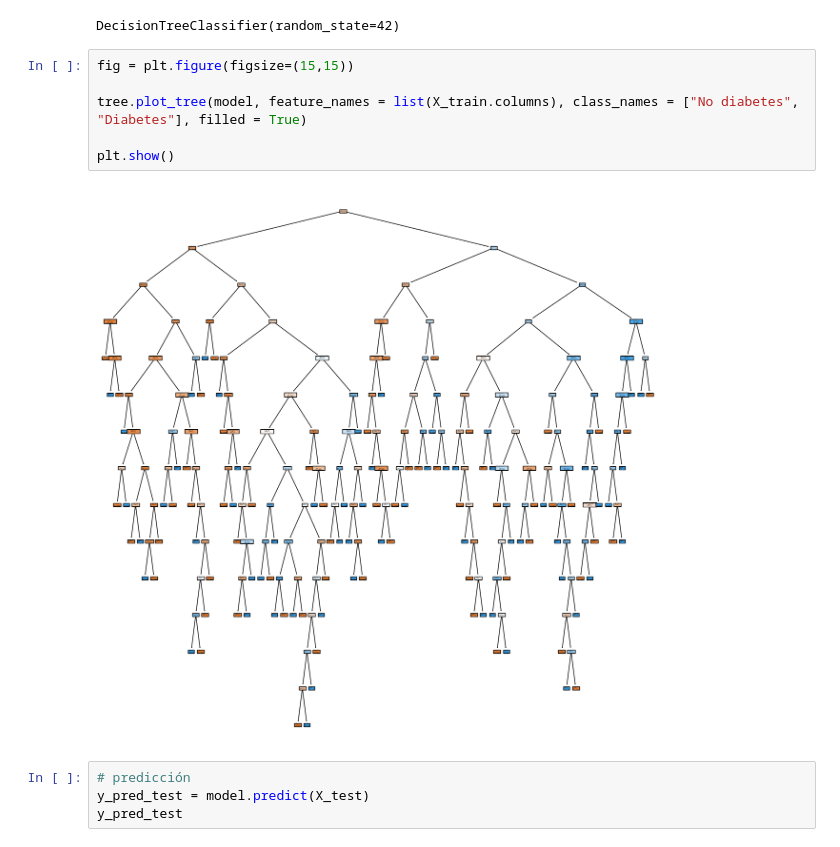
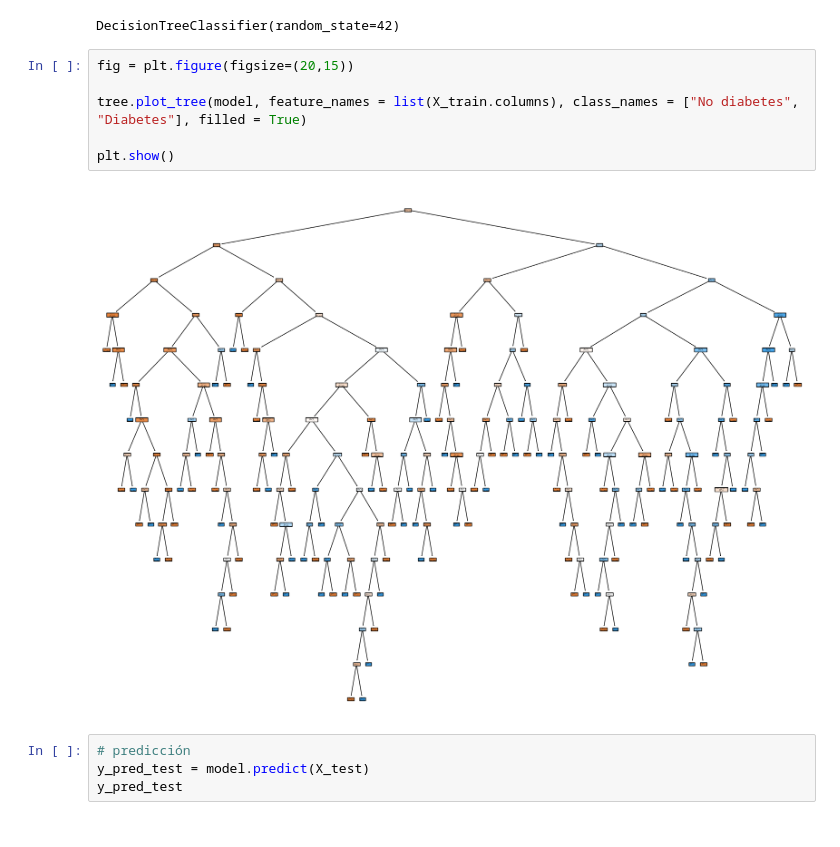
Before and after one commit to 4GeeksAcademy/machine-learning-python-template_arbol_decision_melissahm, a Jupyter notebook: src/explore_arbol_decision.ipynb, the cells around one changed output. Drawn from its saved outputs; the diff is of its cells as text.

```diff
--- a/src/explore_arbol_decision.ipynb
+++ b/src/explore_arbol_decision.ipynb
@@ -755,13 +755,13 @@ model.fit(X_train, y_train)
 # %% [output]
 DecisionTreeClassifier(random_state=42)
 # %%
-fig = plt.figure(figsize=(15,15))
+fig = plt.figure(figsize=(20,15))
 
 tree.plot_tree(model, feature_names = list(X_train.columns), class_names = ["No diabetes", "Diabetes"], filled = True)
 
 plt.show()
 # %% [output]
-[figure, old version]
+[figure, new version]
 # %%
 # predicción
 y_pred_test = model.predict(X_test)
```
